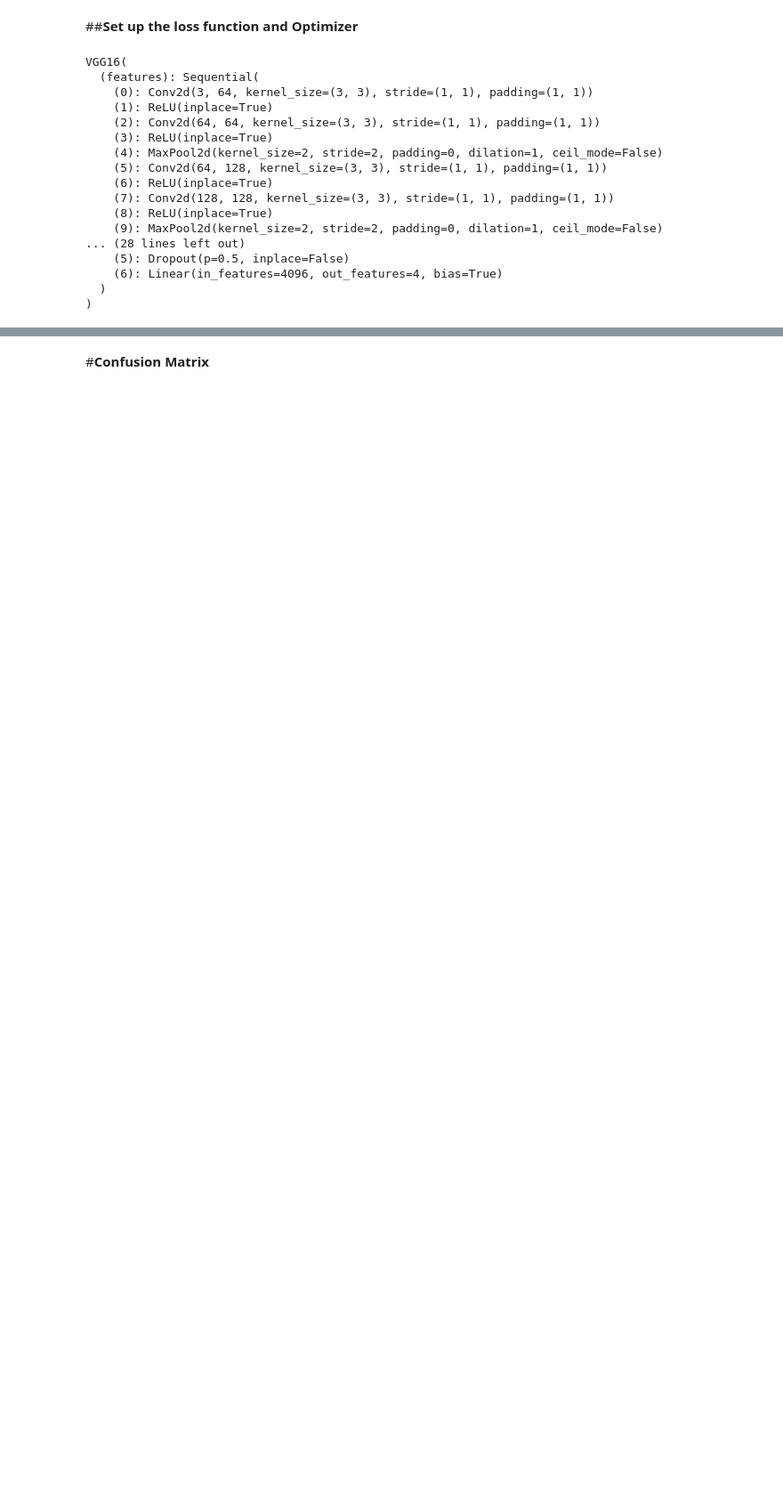
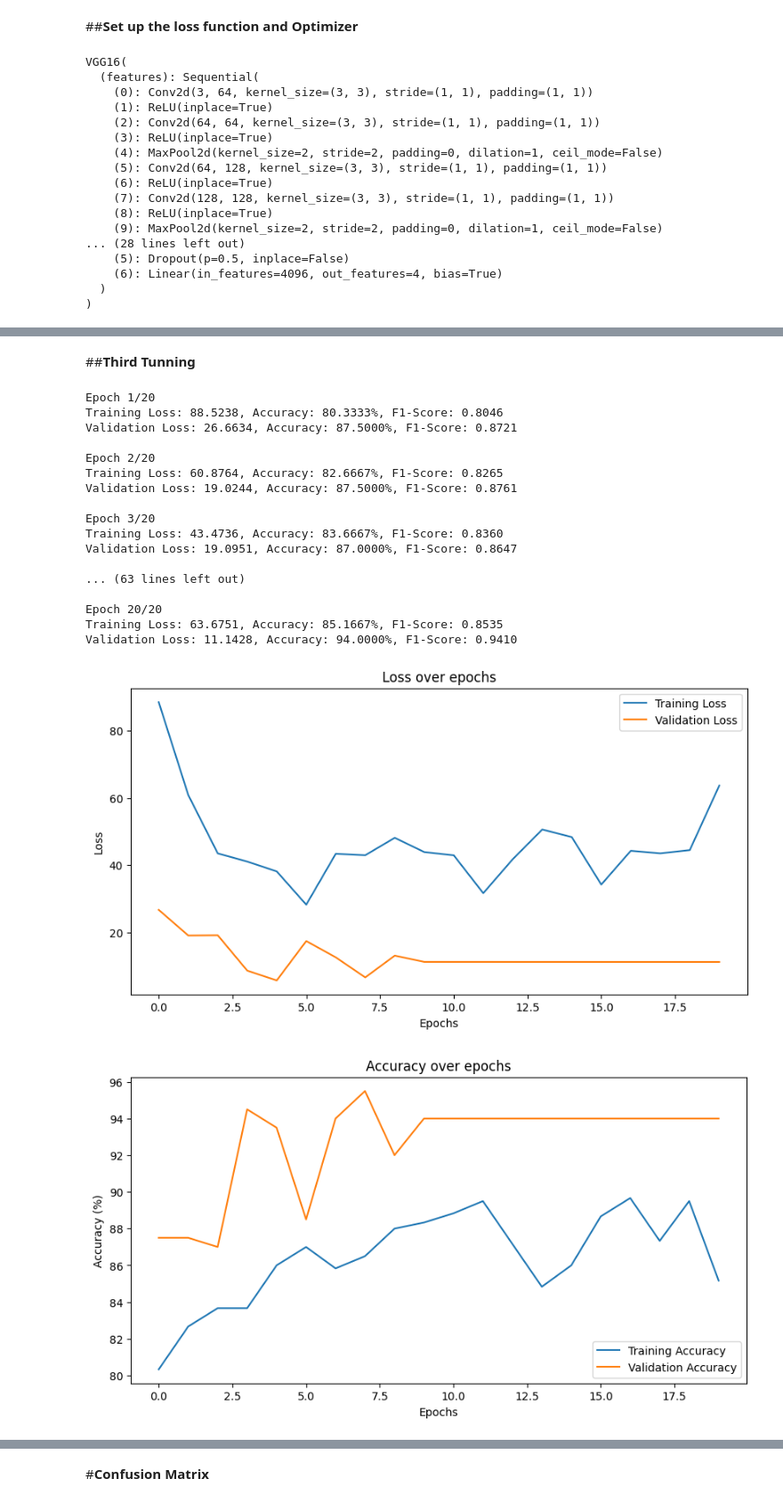
Before and after one commit to WYJ1213/APS360_2024_Winter_Project, a Jupyter notebook: CNN_Model_VGG.ipynb, the cells around one changed output, grey strips where cells are left out. Shown at 89% size. Cells and saved outputs as stored; diff of their text form; code cells hidden in the pictures; blank space fills up the shorter version.

```diff
--- a/CNN_Model_VGG.ipynb
+++ b/CNN_Model_VGG.ipynb
@@ -265,0 +426,58 @@ Validation Accuracy: 63.0%
+# %% [markdown]
+##**Third Tunning**
+# %%
+#Change the batchsize to see if it is helpful=  32--->45
+torch.manual_seed(1)
+
+#Data agumentation
+transform = transforms.Compose([
+    transforms.RandomResizedCrop(224),  # VGG16 expects 224x224 inputs
+    transforms.RandomHorizontalFlip(),  # Simple augmentation
+    transforms.ToTensor(),
+    transforms.Normalize(mean=[0.485, 0.456, 0.406], std=[0.229, 0.224, 0.225]),  # Normalization
+])
+
+# Load datasets:
+train_dataset = datasets.ImageFolder(train_dir, transform=transform)
+# Set up data loaders:
+train_loader = DataLoader(train_dataset, batch_size=45, shuffle=True)  #Shuffle is to ensure the model isn’t adapting its learning to any kind of spurious pattern
+
+
+# Define transformations and normalization for your images:
+transform = transforms.Compose([
+    transforms.Resize((224, 224)),  # Resize images for the VGG model
+    transforms.ToTensor(),
+    transforms.Normalize(mean=[0.485, 0.456, 0.406], std=[0.229, 0.224, 0.225])  # Standard normalization for ImageNet
+])
+
+val_dataset = datasets.ImageFolder(val_dir, transform=transform)
+test_dataset = datasets.ImageFolder(test_dir, transform=transform)
+# Set up data loaders:
+validation_loader = DataLoader(val_dataset, batch_size=45, shuffle=False)
+test_loader = DataLoader(test_dataset, batch_size=45, shuffle=False)
+# %%
+#Change the optimizer learning rate to be 0.01, batch size is 45 here
+optimizer = optim.Adam(vgg16.parameters(), lr=0.01)  # default learning rate
+# Adjusts the learning rate every 10 epochs by multiplying it by 0.0001
+scheduler = StepLR(optimizer, step_size=10, gamma=0.0001)
+train(vgg16, train_loader, validation_loader, num_epochs=20, optimizer=optimizer, scheduler=scheduler)
+# %% [output]
+Epoch 1/20
+Training Loss: 88.5238, Accuracy: 80.3333%, F1-Score: 0.8046
+Validation Loss: 26.6634, Accuracy: 87.5000%, F1-Score: 0.8721
+
+Epoch 2/20
+Training Loss: 60.8764, Accuracy: 82.6667%, F1-Score: 0.8265
+Validation Loss: 19.0244, Accuracy: 87.5000%, F1-Score: 0.8761
+
+Epoch 3/20
+Training Loss: 43.4736, Accuracy: 83.6667%, F1-Score: 0.8360
+Validation Loss: 19.0951, Accuracy: 87.0000%, F1-Score: 0.8647
+
+... (63 lines left out)
+
+Epoch 20/20
+Training Loss: 63.6751, Accuracy: 85.1667%, F1-Score: 0.8535
+Validation Loss: 11.1428, Accuracy: 94.0000%, F1-Score: 0.9410
+[figure, added]
+[figure, added]
```
Also changed, not shown: parts of 51 cells of this notebook.
